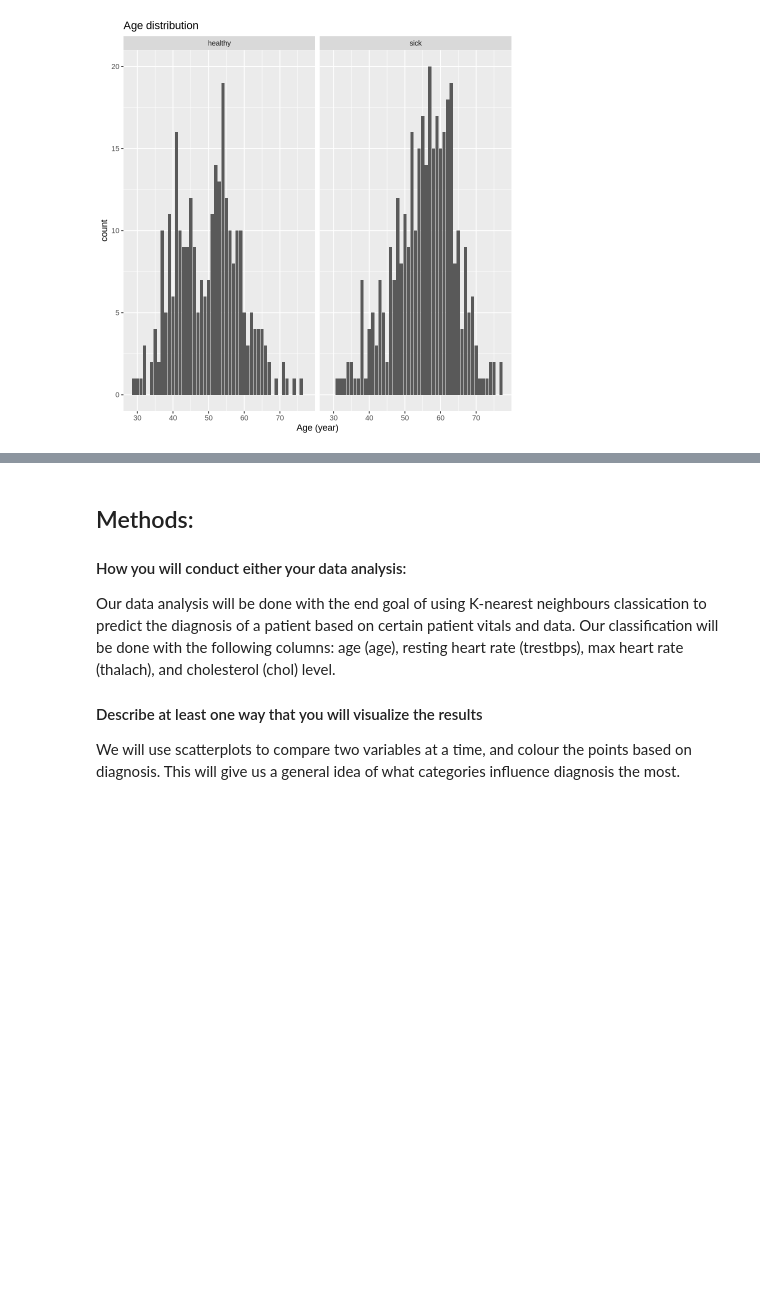
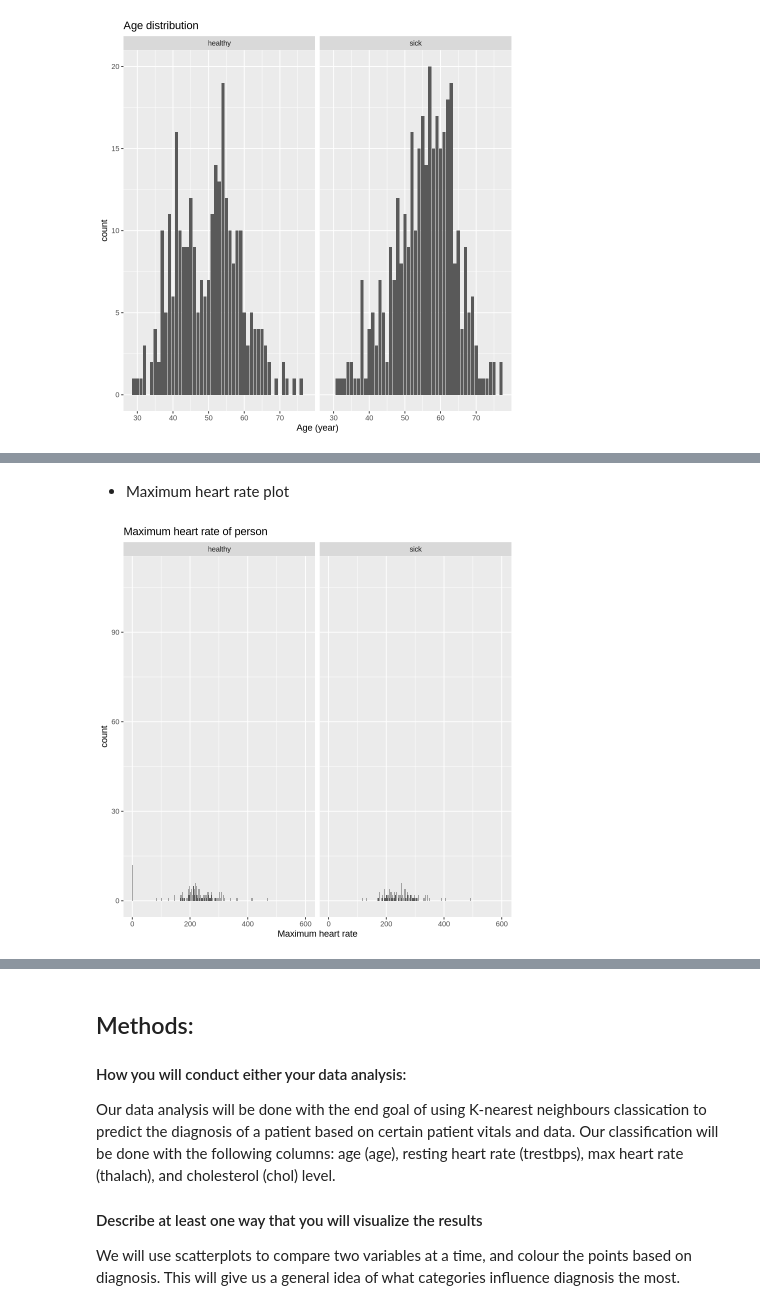
Before and after one commit to charlie-carter/dsci100project, a Jupyter notebook: proposal.ipynb, the cells around one changed output, grey strips where cells are left out. Saved outputs shown, nothing was run; the diff lists cells and outputs as text; code cells hidden in the pictures; blank space fills up the shorter version.

```diff
--- a/proposal.ipynb
+++ b/proposal.ipynb
@@ -167,0 +193,11 @@ ggplot(training_data, aes(x = age)) +
+# %% [markdown]
+- Maximum heart rate plot
+# %%
+heart_rate_plot <- ggplot(training_data, aes(x = thalach)) +
+    geom_bar() +
+    facet_grid(cols = vars(diagnosis)) +
+    ggtitle("Maximum heart rate of person") +
+    xlab("Maximum heart rate")
+heart_rate_plot
+# %% [output]
+[figure, added]
```
Also changed, not shown: parts of 12 cells of this notebook.
